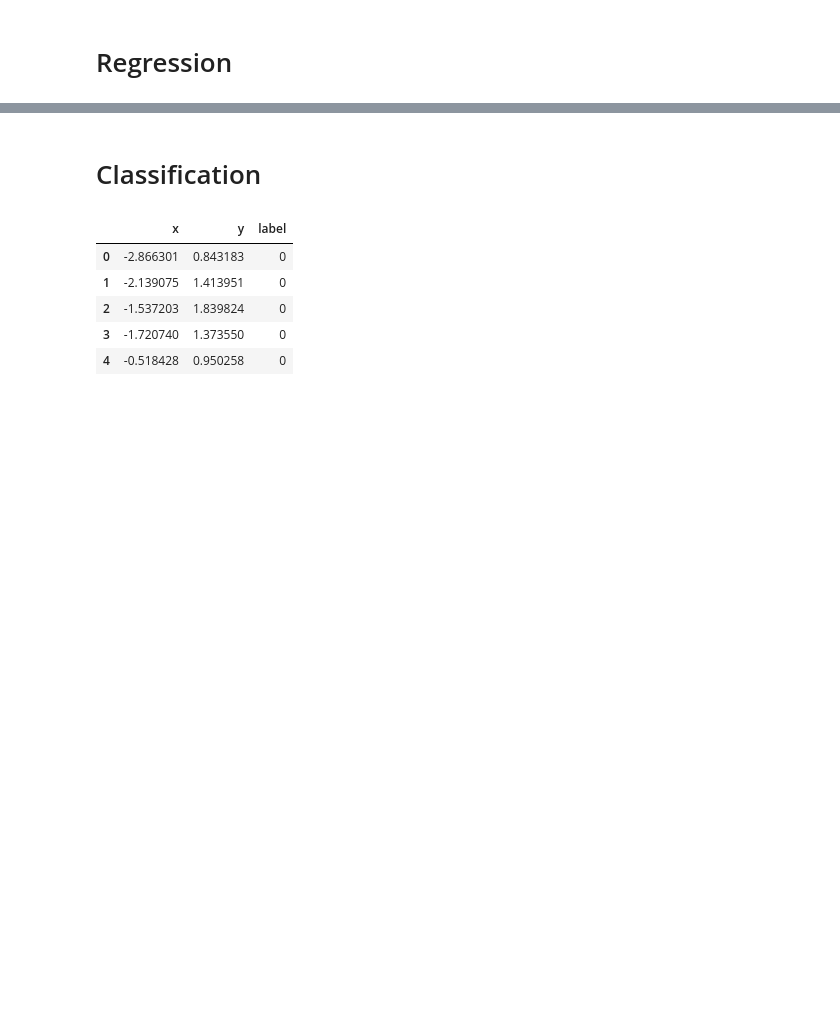
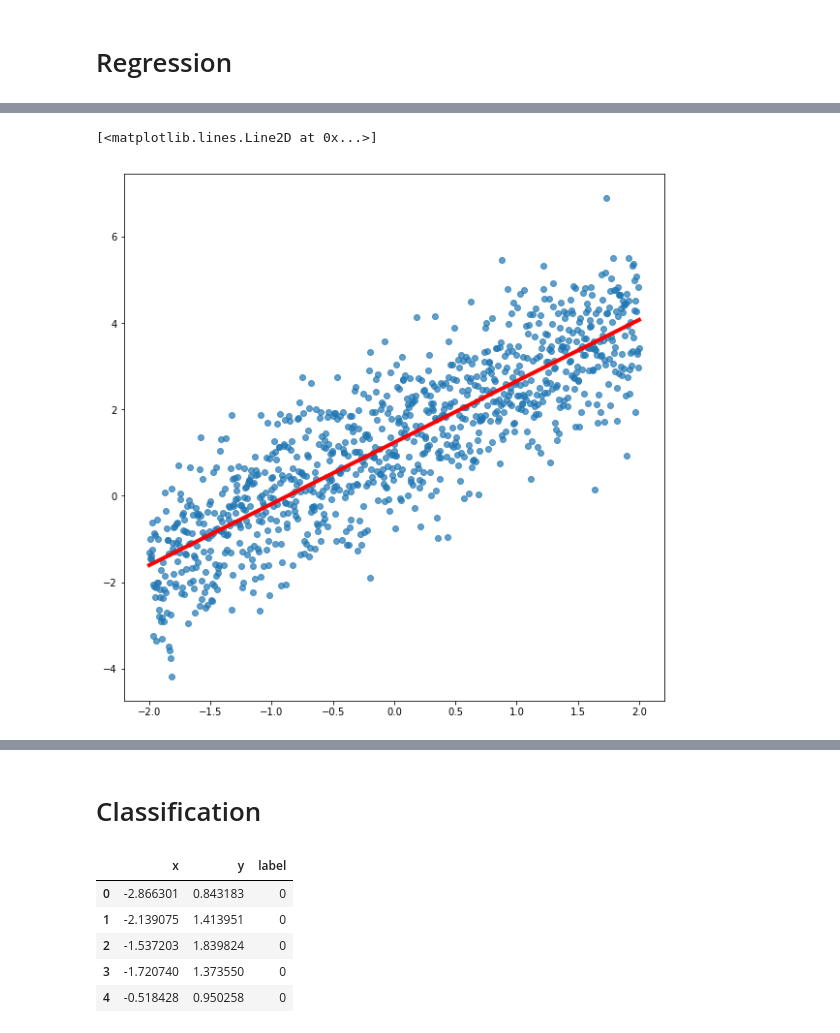
Before and after one commit to mitbal/sidu, a Jupyter notebook: musimpanas/session_3.ipynb, the cells around one changed output, grey strips where cells are left out. Cells and saved outputs as stored; diff of their text form; code cells hidden in the pictures; blank space fills up the shorter version.

```diff
--- a/musimpanas/session_3.ipynb
+++ b/musimpanas/session_3.ipynb
@@ -5,2 +42,14 @@
+# %%
+_, ax = plt.subplots(figsize=(10, 10))
+
+ax.scatter(df['x'], df['y'], alpha=0.7)
+
+x = np.linspace(-2, 2, 1000).reshape(-1, 1)
+y = linreg.predict(x)
+
+ax.plot(x, y, color='red', linewidth=4)
+# %% [output]
+[<matplotlib.lines.Line2D at 0x...>]
+[figure, added]
 # %%
 # Use gradient descent for linear regression
```
Also changed, not shown: parts of 12 cells of this notebook.
